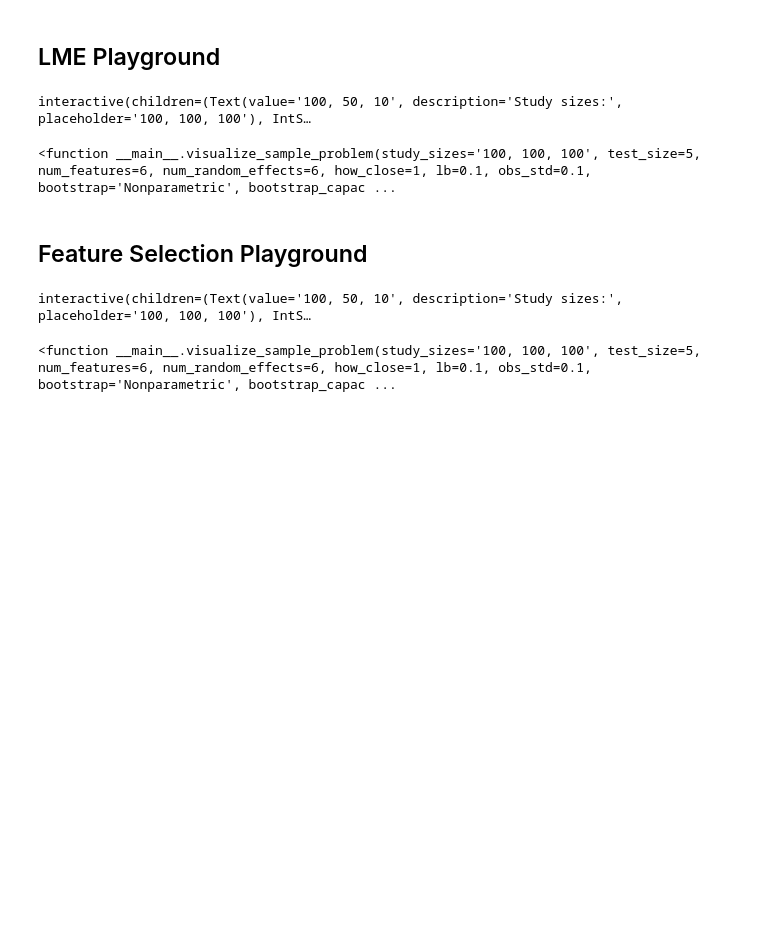
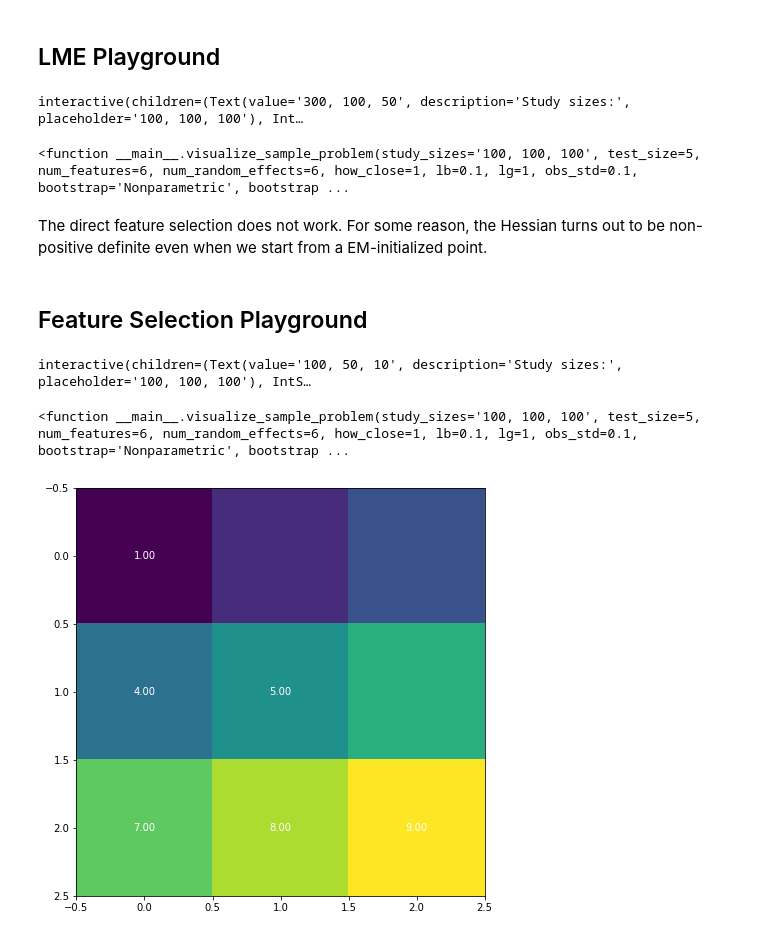
Before and after one commit to aksholokhov/pysr3, a Jupyter notebook: feature_selection.ipynb, the cells around one changed output. Drawn from its saved outputs; the diff is of its cells as text; code cells hidden in the pictures; blank space fills up the shorter version.

```diff
--- a/feature_selection.ipynb
+++ b/feature_selection.ipynb
@@ -273,15 +285,18 @@ interact_manual(visualize_sample_problem,
                 num_random_effects = num_random_features_widget,
                 how_close = how_close_widget,
                 lb=l2_beta_reg_widget,
+                lg=l2_gamma_reg_widget,
                 obs_std = obs_std_widget,
                 bootstrap = bootstrap_widget,
                 bootstrap_capacity = bootstrap_capacity_widget,
-                mode = mode_widget,
+                initializer = init_widget,
                 method = method_widget,
                 random_seed = random_seed_widget)
 # %% [output]
-interactive(children=(Text(value='100, 50, 10', description='Study sizes:', placeholder='100, 100, 100'), IntS…
+interactive(children=(Text(value='300, 100, 50', description='Study sizes:', placeholder='100, 100, 100'), Int…
-<function __main__.visualize_sample_problem(study_sizes='100, 100, 100', test_size=5, num_features=6, num_random_effects=6, how_close=1, lb=0.1, obs_std=0.1, bootstrap='Nonparametric', bootstrap_capac ...
+<function __main__.visualize_sample_problem(study_sizes='100, 100, 100', test_size=5, num_features=6, num_random_effects=6, how_close=1, lb=0.1, lg=1, obs_std=0.1, bootstrap='Nonparametric', bootstrap ...
+# %% [markdown]
+The direct feature selection does not work. For some reason, the Hessian turns out to be non-positive definite even when we start from a EM-initialized point.
 # %% [markdown]
 ## Feature Selection Playground
 # %%
@@ -456,12 +562,30 @@ interact_manual(visualize_sample_problem,
                 num_random_effects = num_random_features_widget,
                 how_close = how_close_widget,
                 lb=l2_beta_reg_widget,
+                lg=l2_gamma_reg_widget,
                 obs_std = obs_std_widget,
                 bootstrap = bootstrap_widget,
                 bootstrap_capacity = bootstrap_capacity_widget,
-                mode = mode_widget,
+                initializer = init_widget,
                 method = method_widget,
                 random_seed = random_seed_widget)
 # %% [output]
 interactive(children=(Text(value='100, 50, 10', description='Study sizes:', placeholder='100, 100, 100'), IntS…
-<function __main__.visualize_sample_problem(study_sizes='100, 100, 100', test_size=5, num_features=6, num_random_effects=6, how_close=1, lb=0.1, obs_std=0.1, bootstrap='Nonparametric', bootstrap_capac ...
+<function __main__.visualize_sample_problem(study_sizes='100, 100, 100', test_size=5, num_features=6, num_random_effects=6, how_close=1, lb=0.1, lg=1, obs_std=0.1, bootstrap='Nonparametric', bootstrap ...
+# %%
+train_error = np.array([[1, 2, 3], [4, 5, 6], [7, 8, 9]])
+num_features = 3
+
+figsize=(16, 16)
+fig = plt.figure(figsize=figsize)
+grid = plt.GridSpec(4, 4, wspace=0.3, hspace=0.3)
+train_error_plot = fig.add_subplot(grid[:2, :2])
+train_error_plot.imshow(train_error)
+#train_error_plot.set_xticks(np.arange(num_features))
+#train_error_plot.set_yticks(np.arange(num_features))
+
+for k in range(num_features, 0, -1):
+    for j in range(k, 0, -1):
+        text = train_error_plot.text(j-1, k-1, "%.2f"%train_error[k-1, j-1], ha="center", va="center", color="w")
+# %% [output]
+[figure, added]
```
Also changed, not shown: parts of 2 cells of this notebook, 2 other files.
